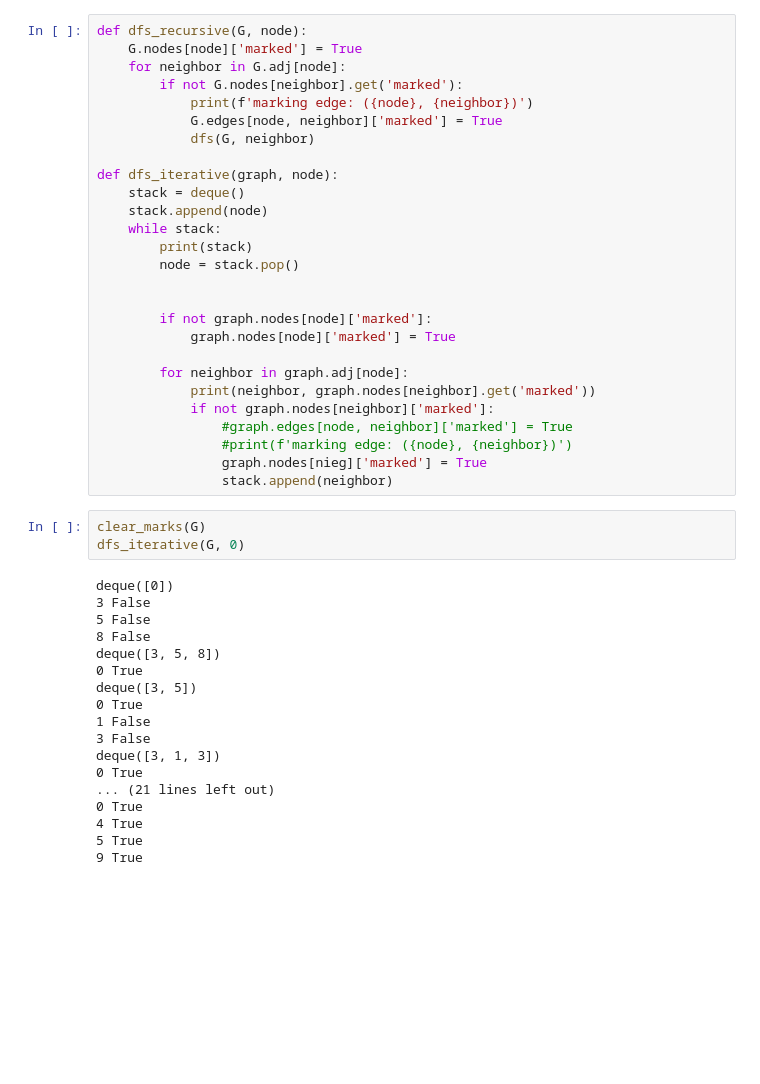
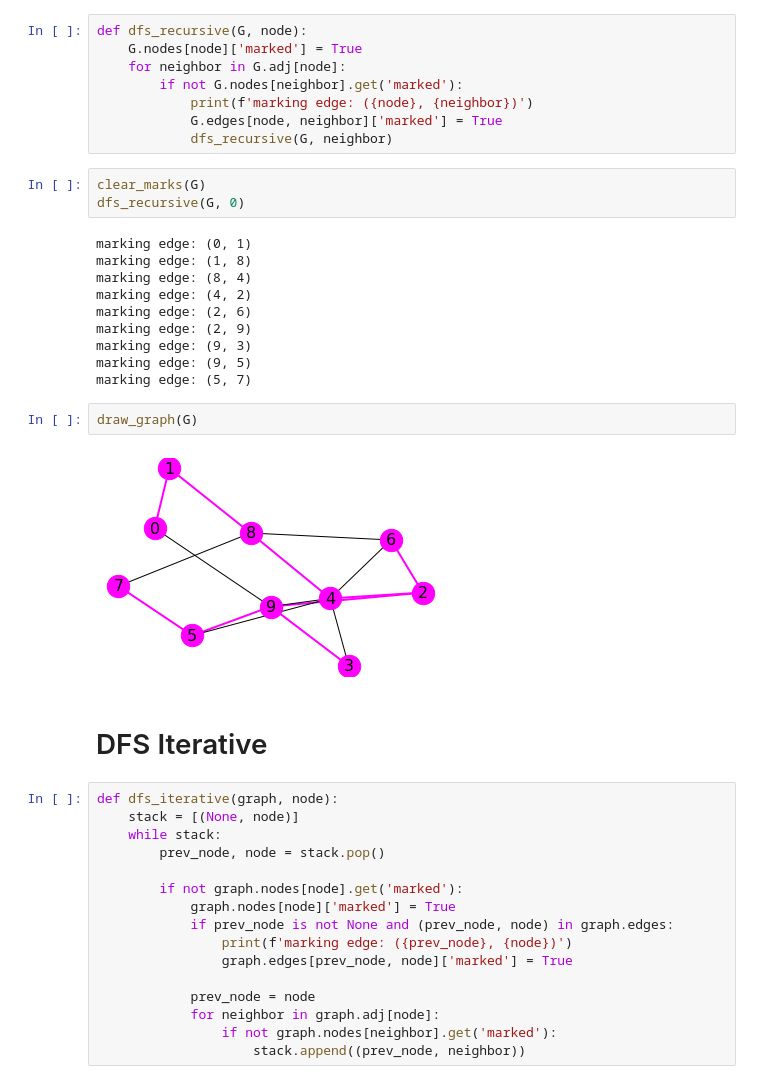
Before and after one commit to eytanohana/Graph-Algorithms, a Jupyter notebook: DFS.ipynb, the cells around one changed output. Drawn from its saved outputs; the diff is of its cells as text; blank space fills up the shorter version.

```diff
--- a/DFS.ipynb
+++ b/DFS.ipynb
@@ -16,45 +17,40 @@ def dfs_recursive(G, node):
         if not G.nodes[neighbor].get('marked'):
             print(f'marking edge: ({node}, {neighbor})')
             G.edges[node, neighbor]['marked'] = True
-            dfs(G, neighbor)
-
-def dfs_iterative(graph, node):
-    stack = deque()
-    stack.append(node)
-    while stack:
-        print(stack)
-        node = stack.pop()
-
-
-        if not graph.nodes[node]['marked']:
-            graph.nodes[node]['marked'] = True
-
-        for neighbor in graph.adj[node]:
-            print(neighbor, graph.nodes[neighbor].get('marked'))
-            if not graph.nodes[neighbor]['marked']:
-                #graph.edges[node, neighbor]['marked'] = True
-                #print(f'marking edge: ({node}, {neighbor})')
-                graph.nodes[nieg]['marked'] = True
-                stack.append(neighbor)
+            dfs_recursive(G, neighbor)
 # %%
 clear_marks(G)
-dfs_iterative(G, 0)
+dfs_recursive(G, 0)
 # %% [output]
-deque([0])
-3 False
-5 False
-8 False
-deque([3, 5, 8])
-0 True
-deque([3, 5])
-0 True
-1 False
-3 False
-deque([3, 1, 3])
-0 True
-... (21 lines left out)
-0 True
-4 True
-5 True
-9 True
+marking edge: (0, 1)
+marking edge: (1, 8)
+marking edge: (8, 4)
+marking edge: (4, 2)
+marking edge: (2, 6)
+marking edge: (2, 9)
+marking edge: (9, 3)
+marking edge: (9, 5)
+marking edge: (5, 7)
+# %%
+draw_graph(G)
+# %% [output]
+[figure, added]
+# %% [markdown]
+# DFS Iterative
+# %%
+def dfs_iterative(graph, node):
+    stack = [(None, node)]
+    while stack:
+        prev_node, node = stack.pop()
+
+        if not graph.nodes[node].get('marked'):
+            graph.nodes[node]['marked'] = True
+            if prev_node is not None and (prev_node, node) in graph.edges:
+                print(f'marking edge: ({prev_node}, {node})')
+                graph.edges[prev_node, node]['marked'] = True
+
+            prev_node = node
+            for neighbor in graph.adj[node]:
+                if not graph.nodes[neighbor].get('marked'):
+                    stack.append((prev_node, neighbor))
 # %%
```
Also changed, not shown: parts of 6 cells of this notebook.
